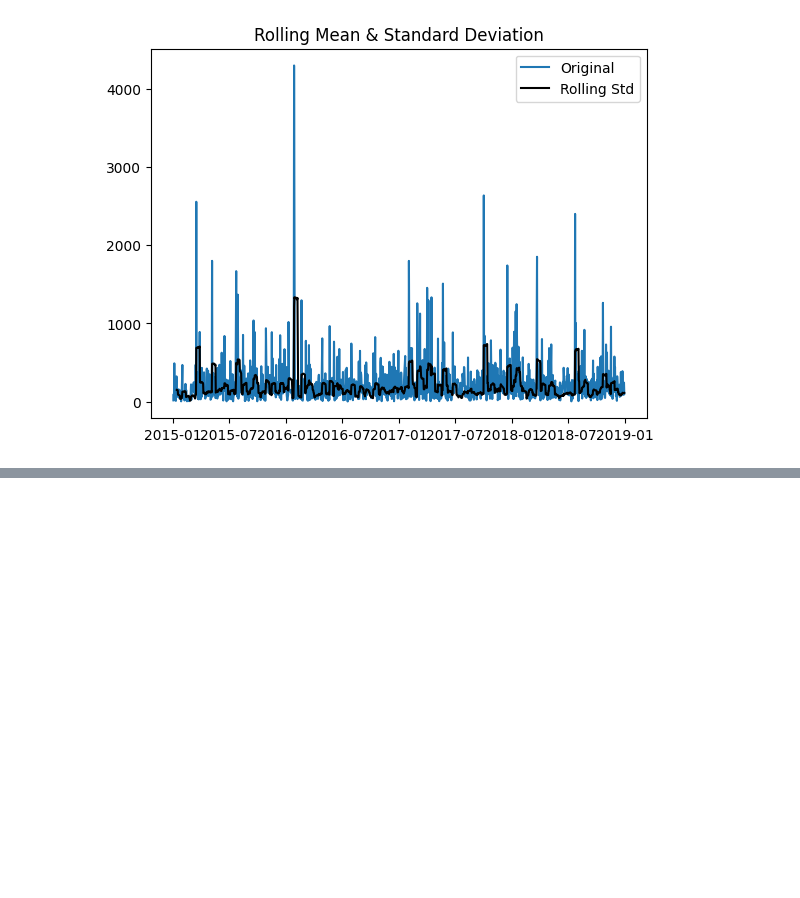
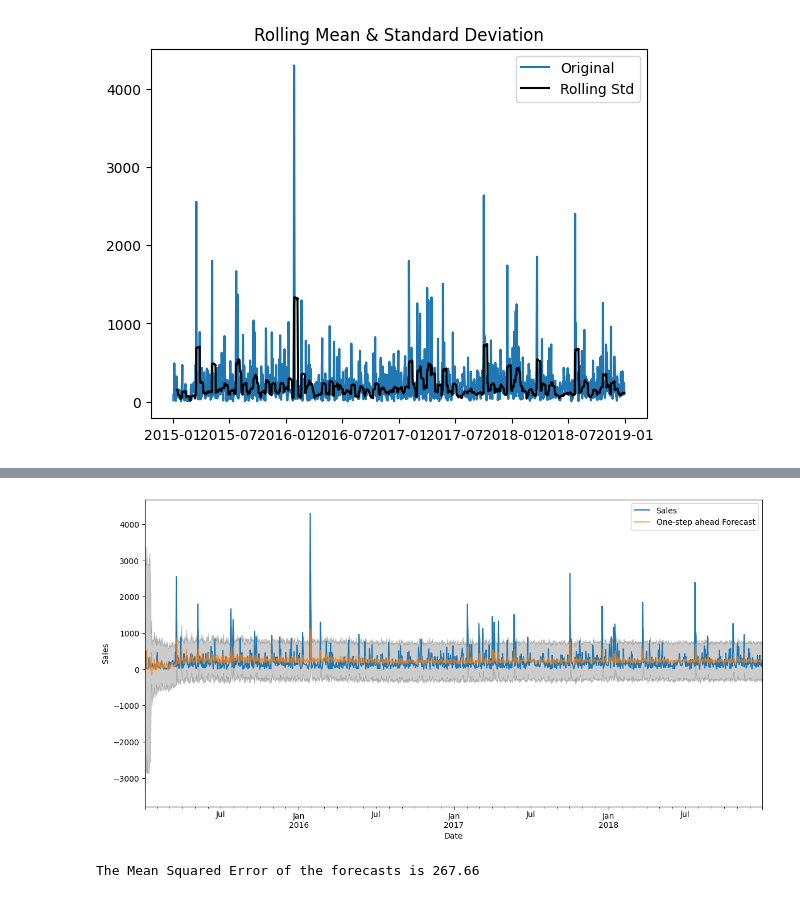
Before and after one commit to ArjunGhosh561/Sales-Forecast, a Jupyter notebook: model.ipynb, the cells around one changed output, grey strips where cells are left out. Cells and saved outputs as stored; diff of their text form; code cells hidden in the pictures; blank space fills up the shorter version.

```diff
--- a/model.ipynb
+++ b/model.ipynb
@@ -269,0 +361,26 @@ Variance
+# %%
+pred = results.get_prediction(start=pd.to_datetime('2015-01-03'), dynamic=False) # variable to display plot for predicted values
+pred_val = pred.conf_int()
+ax = new_data['2014':].plot(label='observed') # displays plot for original values
+pred.predicted_mean.plot(ax=ax, label='One-step ahead Forecast', alpha=.7, figsize=(14, 7)) # displays plot for predicted values
+ax.fill_between(pred_val.index,
+                pred_val.iloc[:, 0],
+                pred_val.iloc[:, 1], color='k', alpha=.2)
+ax.set_xlabel('Date')
+ax.set_ylabel('Sales')
+plt.legend()
+plt.show()
+# %% [output]
+[figure, added]
+# %%
+y_forecasted = pred.predicted_mean
+y_truth = new_data['Sales']
+
+from sklearn.metrics import mean_squared_error
+from math import sqrt
+
+mse = mean_squared_error(y_forecasted, y_truth)
+rmse = sqrt(mse)
+print('The Mean Squared Error of the forecasts is {}'.format(round(rmse, 2))) # displays the root mean squared error of the forecast with rounding it up to 2 decimals
+# %% [output]
+The Mean Squared Error of the forecasts is 267.66
```
Also changed, not shown: parts of 11 cells of this notebook.
